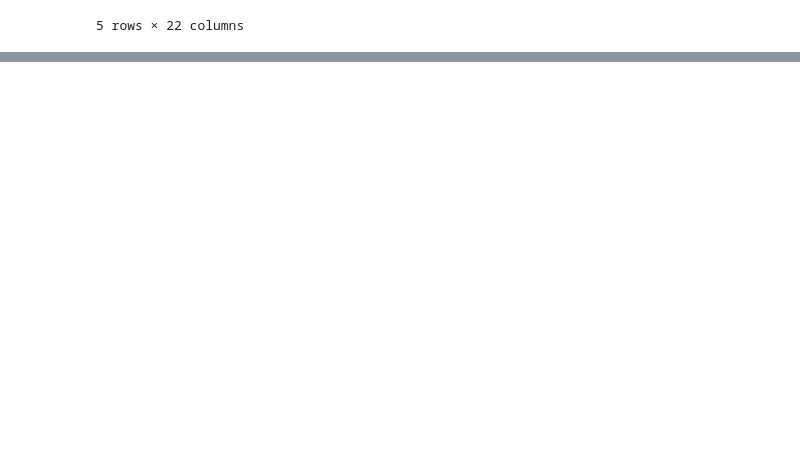
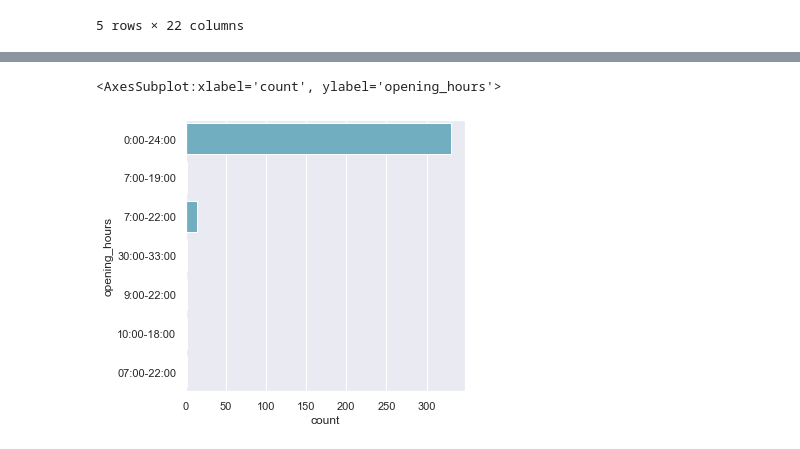
Before and after one commit to TechLabs-Berlin/st22-peedom, a Jupyter notebook: Data/peedom.ipynb, the cells around one changed output, grey strips where cells are left out. Saved outputs shown, nothing was run; the diff lists cells and outputs as text; code cells hidden in the pictures; blank space fills up the shorter version.

```diff
--- a/Data/peedom.ipynb
+++ b/Data/peedom.ipynb
@@ -141,0 +156,8 @@ data.to_csv('C:/Users/Rashmi Dsouza/Desktop/TechLabs/Project/Data/draft_peedom.c
+# %%
+from matplotlib.pyplot import subplots
+rcParams['figure.figsize'] = 5,5
+#f, axs = plt.subplots(2,2,figsize=(15,15))
+sns.countplot(y="opening_hours", data=data, color="c")
+# %% [output]
+<AxesSubplot:xlabel='count', ylabel='opening_hours'>
+[figure, added]
```
Also changed, not shown: parts of 5 cells of this notebook, 1 other file.
